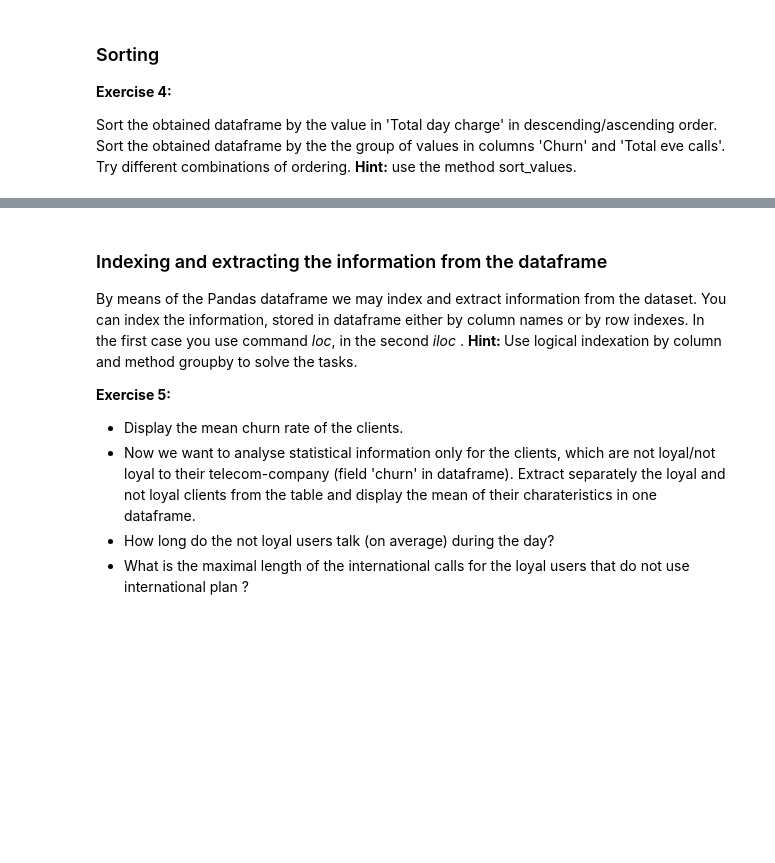
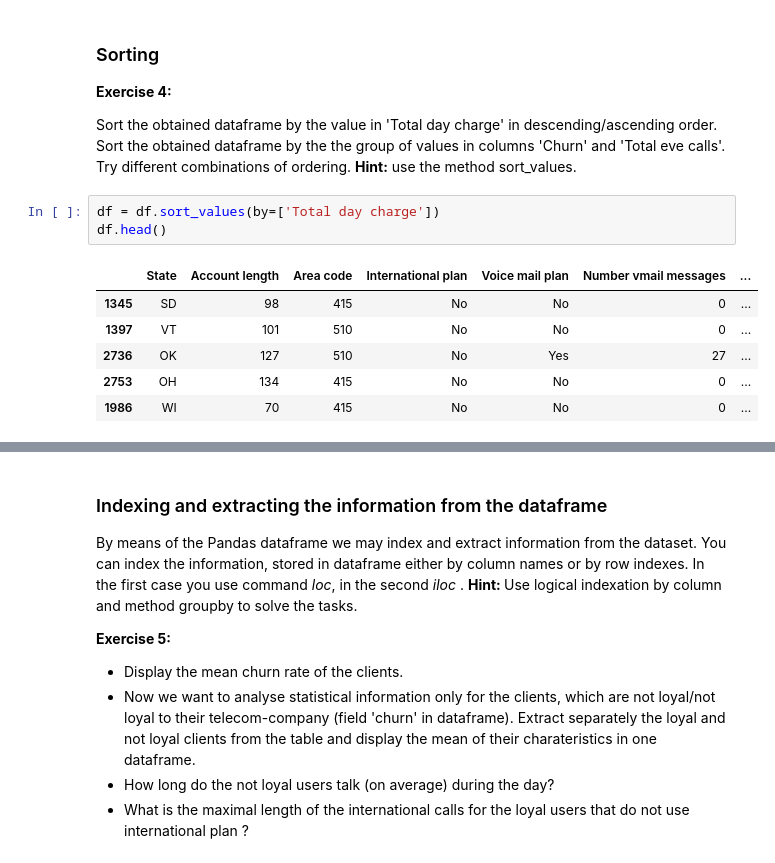
Before and after one commit to alyonavyshnevska/intelligent_data_analysis, a Jupyter notebook: Lab01_Pandas_Matplotlib/LearningPandasandPylab.ipynb, the cells around one changed output, grey strips where cells are left out. Cells and saved outputs as stored; diff of their text form; blank space fills up the shorter version.

```diff
--- a/Lab01_Pandas_Matplotlib/LearningPandasandPylab.ipynb
+++ b/Lab01_Pandas_Matplotlib/LearningPandasandPylab.ipynb
@@ -158,3 +159,13 @@ df['Churn'].value_counts().plot(kind='bar', label='Churn')
 
 Sort the obtained dataframe by the value in 'Total day charge' in descending/ascending order.
 Sort the obtained dataframe by the the group of values in columns 'Churn' and 'Total eve calls'. Try different combinations of ordering. <b> Hint:</b> use the method sort_values.
+# %%
+df = df.sort_values(by=['Total day charge'])
+df.head()
+# %% [output]
+|  | State | Account length | Area code | International plan | Voice mail plan | Number vmail messages | ... |
+| 1345 | SD | 98 | 415 | No | No | 0 | ... |
+| 1397 | VT | 101 | 510 | No | No | 0 | ... |
+| 2736 | OK | 127 | 510 | No | Yes | 27 | ... |
+| 2753 | OH | 134 | 415 | No | No | 0 | ... |
+| 1986 | WI | 70 | 415 | No | No | 0 | ... |
```
Also changed, not shown: parts of 17 cells of this notebook.
